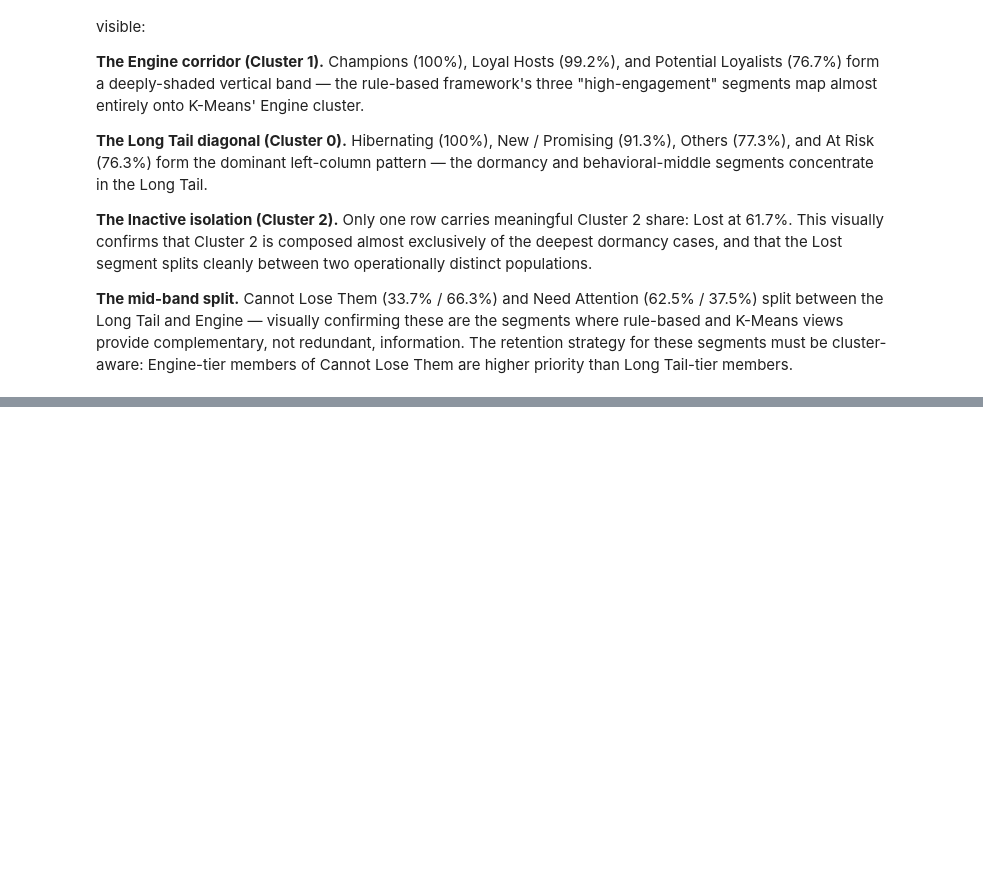
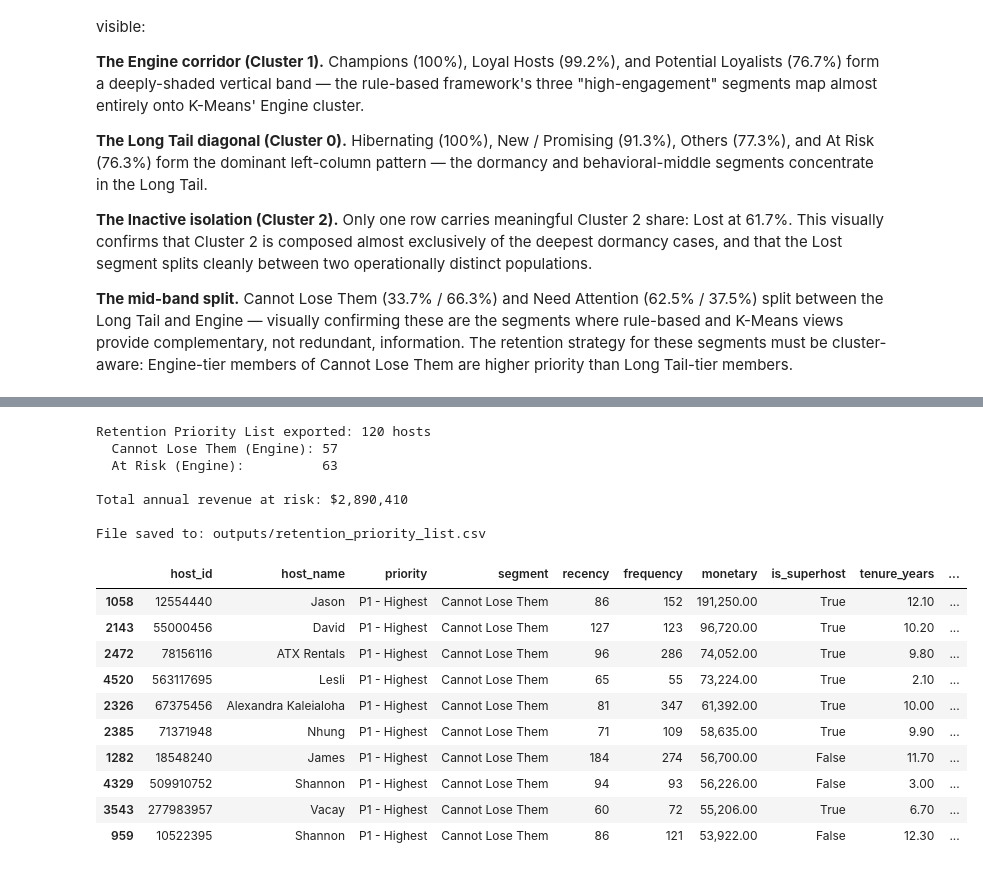
Before and after one commit to Cijan540/my-project-2-rfm-segmentation, a Jupyter notebook: rfm_analysis.ipynb, the cells around one changed output, grey strips where cells are left out. Saved outputs shown, nothing was run; the diff lists cells and outputs as text; code cells hidden in the pictures; blank space fills up the shorter version.

Commit message:
feat: complete Section 8 - business recommendations and retention priority list export

```diff
--- a/rfm_analysis.ipynb
+++ b/rfm_analysis.ipynb
@@ -1675,0 +1809,55 @@ The heatmap consolidates the cross-tabulation into a single scannable view. Thre
+# %%
+# Combine At Risk Engine + Cannot Lose Them Engine into a single Retention Priority List
+# and export it to CSV so it can be handed to the Customer Success team.
+
+retention_priority_full = rfm[
+    rfm['segment'].isin(['At Risk', 'Cannot Lose Them']) &
+    (rfm['cluster'] == 1)
+].copy()
+
+# Add a priority field for triage
+retention_priority_full['priority'] = retention_priority_full['segment'].map({
+    'Cannot Lose Them': 'P1 - Highest',
+    'At Risk':          'P2 - High'
+})
+
+# Sort by priority then by revenue contribution
+retention_priority_full = retention_priority_full.sort_values(
+    ['priority', 'monetary'], ascending=[True, False]
+)
+
+# Reduce to the columns a Customer Success team would want
+output_columns = ['host_id', 'host_name', 'priority', 'segment',
+                  'recency', 'frequency', 'monetary',
+                  'is_superhost', 'tenure_years', 'listings_count',
+                  'avg_price', 'primary_neighbourhood']
+retention_priority_full = retention_priority_full[output_columns]
+
+# Export
+retention_priority_full.to_csv('outputs/retention_priority_list.csv', index=False)
+
+print(f"Retention Priority List exported: {len(retention_priority_full)} hosts")
+print(f"  Cannot Lose Them (Engine): {(retention_priority_full['priority']=='P1 - Highest').sum()}")
+print(f"  At Risk (Engine):          {(retention_priority_full['priority']=='P2 - High').sum()}")
+print(f"\nTotal annual revenue at risk: ${retention_priority_full['monetary'].sum():,.0f}")
+print(f"\nFile saved to: outputs/retention_priority_list.csv\n")
+retention_priority_full.head(10)
+# %% [output]
+Retention Priority List exported: 120 hosts
+  Cannot Lose Them (Engine): 57
+  At Risk (Engine):          63
+
+Total annual revenue at risk: $2,890,410
+
+File saved to: outputs/retention_priority_list.csv
+|  | host_id | host_name | priority | segment | recency | frequency | monetary | is_superhost | tenure_years | ... |
+| 1058 | 12554440 | Jason | P1 - Highest | Cannot Lose Them | 86 | 152 | 191,250.00 | True | 12.10 | ... |
+| 2143 | 55000456 | David | P1 - Highest | Cannot Lose Them | 127 | 123 | 96,720.00 | True | 10.20 | ... |
+| 2472 | 78156116 | ATX Rentals | P1 - Highest | Cannot Lose Them | 96 | 286 | 74,052.00 | True | 9.80 | ... |
+| 4520 | 563117695 | Lesli | P1 - Highest | Cannot Lose Them | 65 | 55 | 73,224.00 | True | 2.10 | ... |
+| 2326 | 67375456 | Alexandra Kaleialoha | P1 - Highest | Cannot Lose Them | 81 | 347 | 61,392.00 | True | 10.00 | ... |
+| 2385 | 71371948 | Nhung | P1 - Highest | Cannot Lose Them | 71 | 109 | 58,635.00 | True | 9.90 | ... |
+| 1282 | 18548240 | James | P1 - Highest | Cannot Lose Them | 184 | 274 | 56,700.00 | False | 11.70 | ... |
+| 4329 | 509910752 | Shannon | P1 - Highest | Cannot Lose Them | 94 | 93 | 56,226.00 | False | 3.00 | ... |
+| 3543 | 277983957 | Vacay | P1 - Highest | Cannot Lose Them | 60 | 72 | 55,206.00 | True | 6.70 | ... |
+| 959 | 10522395 | Shannon | P1 - Highest | Cannot Lose Them | 86 | 121 | 53,922.00 | False | 12.30 | ... |
```
Also changed, not shown: parts of 6 cells of this notebook, 1 other file.
